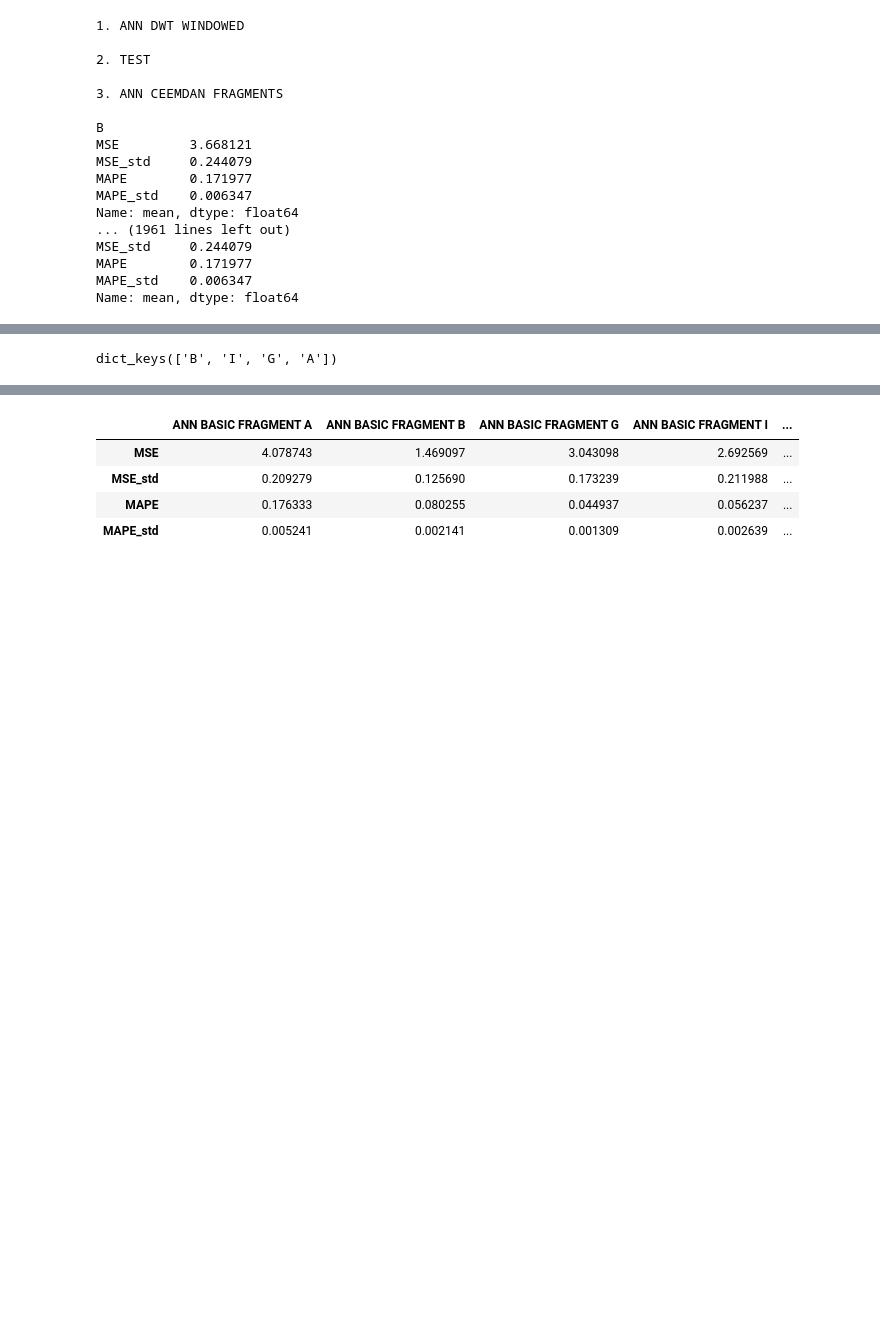
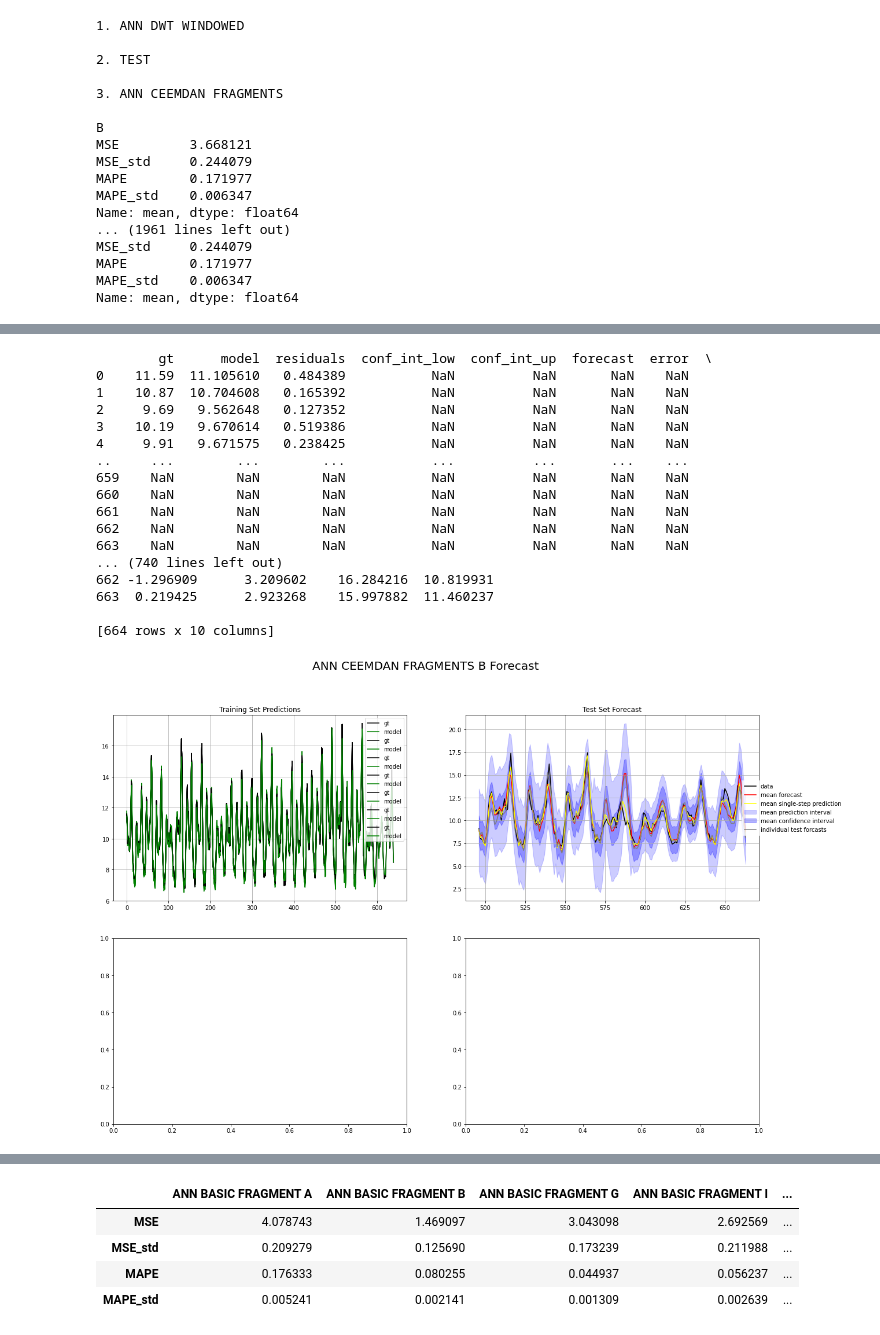
Before and after one commit to oscarwoodi/water-demand-forecasting-neural-networks, a Jupyter notebook: src/results.ipynb, the cells around one changed output, grey strips where cells are left out. Cells and saved outputs as stored; diff of their text form; code cells hidden in the pictures; blank space fills up the shorter version.

Commit message:
plotting final results

```diff
--- a/src/results.ipynb
+++ b/src/results.ipynb
@@ -70,8 +85,7 @@ for n, test in enumerate(experiment_files):
             label = ' '.join(forecast.split('/')[-1].split('_')[1].upper())
             forecast_datasets[experiments[n]][label] = df_forecast
             print(f"\n{label}")
-        # get table of metrics
-        [str(label)] = df_forecast
+
 
         print(mean_vals)
 
@@ -117,6 +131,12 @@ for experiment in tests:
                 # move to next fold
                 pointer += width_df
 
+        # get avg run
+        forecast_avg = forecast_datasets[experiment][dma].copy()
+        forecast_avg = forecast_avg.rename(columns={col: col[:-9] for col in forecast_avg.columns})
+        for col in forecast_avg.columns.unique():
+            forecast_datasets[experiment][dma]['mean_'+col+'_fold_0_0'] = forecast_avg[col].mean(axis=1)
+
         metrics.loc['mean', :] = metrics.mean()
         metrics.loc['std', :] = metrics.std()
 
@@ -143,7 +179,24 @@ Name: mean, dtype: float64
 # %%
 # plotting extended foecast and multiple cross validations
 experiment = 'ANN CEEMDAN FRAGMENTS'
 plot_df = forecast_datasets[experiment].keys()
-print(plot_df)
+plot_multi_model_evaluation(forecast_datasets, experiment=experiment)
 # %% [output]
-dict_keys(['B', 'I', 'G', 'A'])
+        gt      model  residuals  conf_int_low  conf_int_up  forecast  error  \
+0    11.59  11.105610   0.484389           NaN          NaN       NaN    NaN
+1    10.87  10.704608   0.165392           NaN          NaN       NaN    NaN
+2     9.69   9.562648   0.127352           NaN          NaN       NaN    NaN
+3    10.19   9.670614   0.519386           NaN          NaN       NaN    NaN
+4     9.91   9.671575   0.238425           NaN          NaN       NaN    NaN
+..     ...        ...        ...           ...          ...       ...    ...
+659    NaN        NaN        NaN           NaN          NaN       NaN    NaN
+660    NaN        NaN        NaN           NaN          NaN       NaN    NaN
+661    NaN        NaN        NaN           NaN          NaN       NaN    NaN
+662    NaN        NaN        NaN           NaN          NaN       NaN    NaN
+663    NaN        NaN        NaN           NaN          NaN       NaN    NaN
+... (740 lines left out)
+662 -1.296909      3.209602    16.284216  10.819931
+663  0.219425      2.923268    15.997882  11.460237
+
+[664 rows x 10 columns]
+[figure, added]
```
Also changed, not shown: parts of 5 cells of this notebook.
